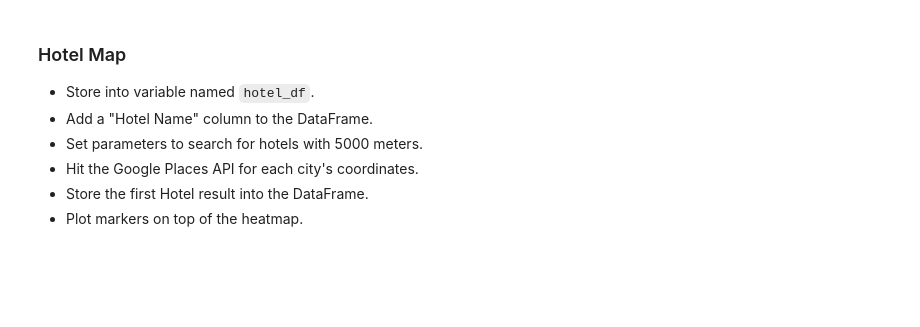
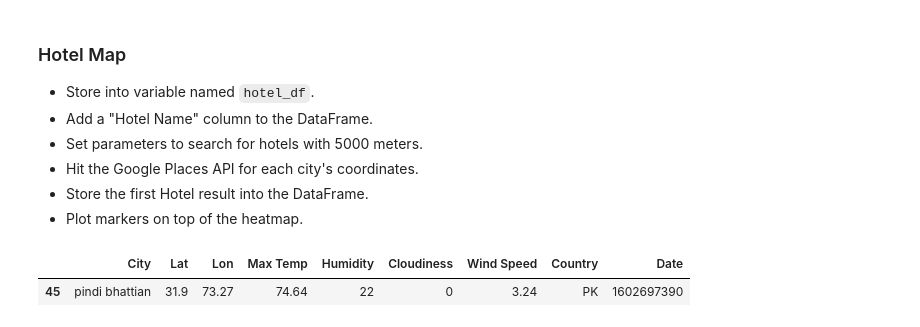
Before and after one commit to alpheus23/Python-API-Challenge, a Jupyter notebook: VacationPy/VacationPy.ipynb, the cells around one changed output. Cells and saved outputs as stored; diff of their text form; code cells hidden in the pictures; blank space fills up the shorter version.

```diff
--- a/VacationPy/VacationPy.ipynb
+++ b/VacationPy/VacationPy.ipynb
@@ -53,3 +60,7 @@ fig
 ### Create new DataFrame fitting weather criteria
 * Narrow down the cities to fit weather conditions.
 * Drop any rows will null values.
+# %%
+ideal_index = locations_df[(locations_df["Max Temp"] < 80) & (locations_df["Max Temp"] > 70) & (locations_df["Wind Speed"] < 10) & (locations_df["Cloudiness"] == 0)].index
+
+ideal_index
@@ -61,6 +74,12 @@ fig
 * Hit the Google Places API for each city's coordinates.
 * Store the first Hotel result into the DataFrame.
 * Plot markers on top of the heatmap.
+# %%
+hotel_df = locations_df.iloc[ideal_index, :]
+hotel_df
+# %% [output]
+|  | City | Lat | Lon | Max Temp | Humidity | Cloudiness | Wind Speed | Country | Date |
+| 45 | pindi bhattian | 31.9 | 73.27 | 74.64 | 22 | 0 | 3.24 | PK | 1602697390 |
 # %%
 # NOTE: Do not change any of the code in this cell
 
```
Also changed, not shown: parts of 4 cells of this notebook, 2 other files.
